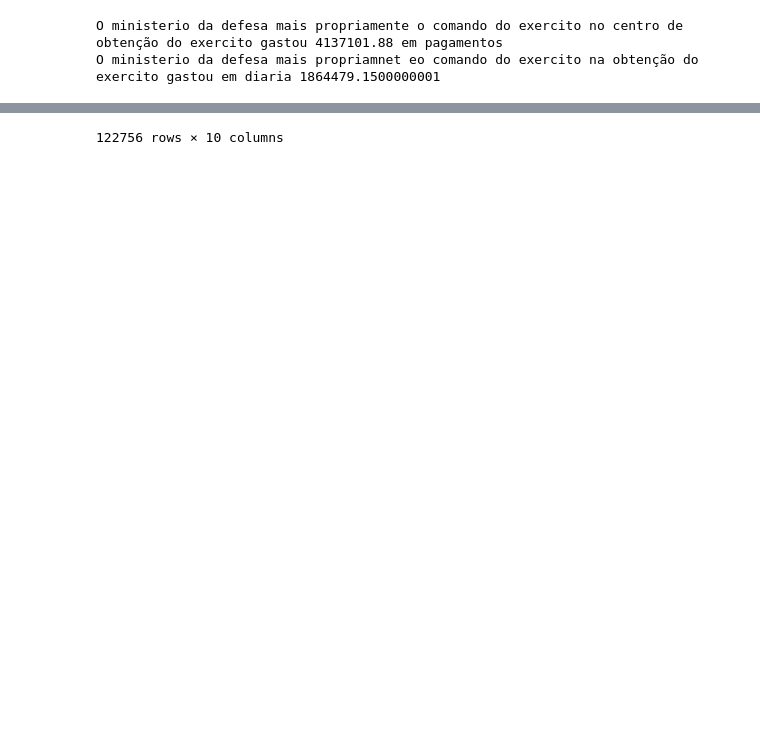
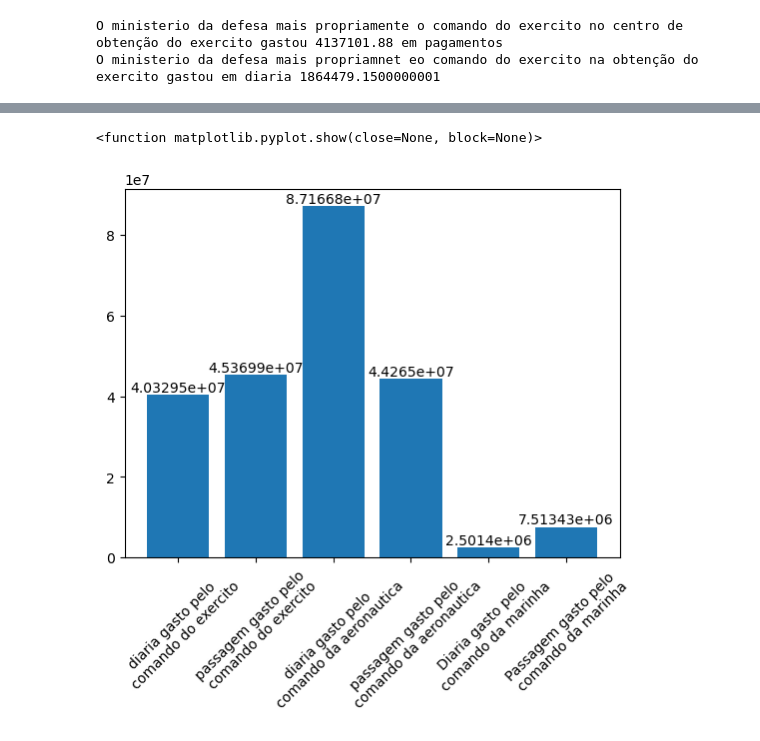
Before and after one commit to eduardo123-rgb/Aprendendoprograma-ojavapythonC-, a Jupyter notebook: analisecsv2.ipynb, the cells around one changed output, grey strips where cells are left out. Drawn from its saved outputs; the diff is of its cells as text; code cells hidden in the pictures; blank space fills up the shorter version.

```diff
--- a/analisecsv2.ipynb
+++ b/analisecsv2.ipynb
@@ -284,2 +276,12 @@ NameError: name 'por' is not defined
 # %%
+#grafico do comando do exercito em relação ao gasto total
+#e os resultado por cima da barra estão em notação cientifica
+trat,ad = plt.subplots()
+tratado = ad.bar(['diaria gasto pelo\n comando do exercito','passagem gasto pelo\n comando do exercito','diaria gasto pelo\n comando da aeronautica','passagem gasto pelo\n comando da aeronautica','Diaria gasto pelo\n comando da marinha','Passagem gasto pelo\n comando da marinha'],[filtra_diaria_comExer['Valor'].sum(),filtra_passagem_comExer['Valor'].sum(), filtrar_comaAero_diar['Valor'].sum(),filtrar_comAero_passa['Valor'].sum(),filtra_comMari_diar['Valor'].sum(),filtra_comMari_pass['Valor'].sum()])
+arc = [filtra_diaria['Valor'].sum(),filtra_passagem['Valor'].sum(),filtra_diaria_comExer['Valor'].sum()]
+ad.bar_label(tratado)
+plt.xticks(rotation=45)
+plt.show
+#com o graficos notamos que dentre todos as area o comando da marinha é a que menos gasta com passagem e viagens !
+# e que o comando da aeronautica é a que mais gasta com viagens diaria e passagens !
 # %% [output]
@@ -298 +288,2 @@ NameError: name 'por' is not defined
-122756 rows × 10 columns
+<function matplotlib.pyplot.show(close=None, block=None)>
+[figure, added]
```
Also changed, not shown: parts of 11 cells of this notebook.
